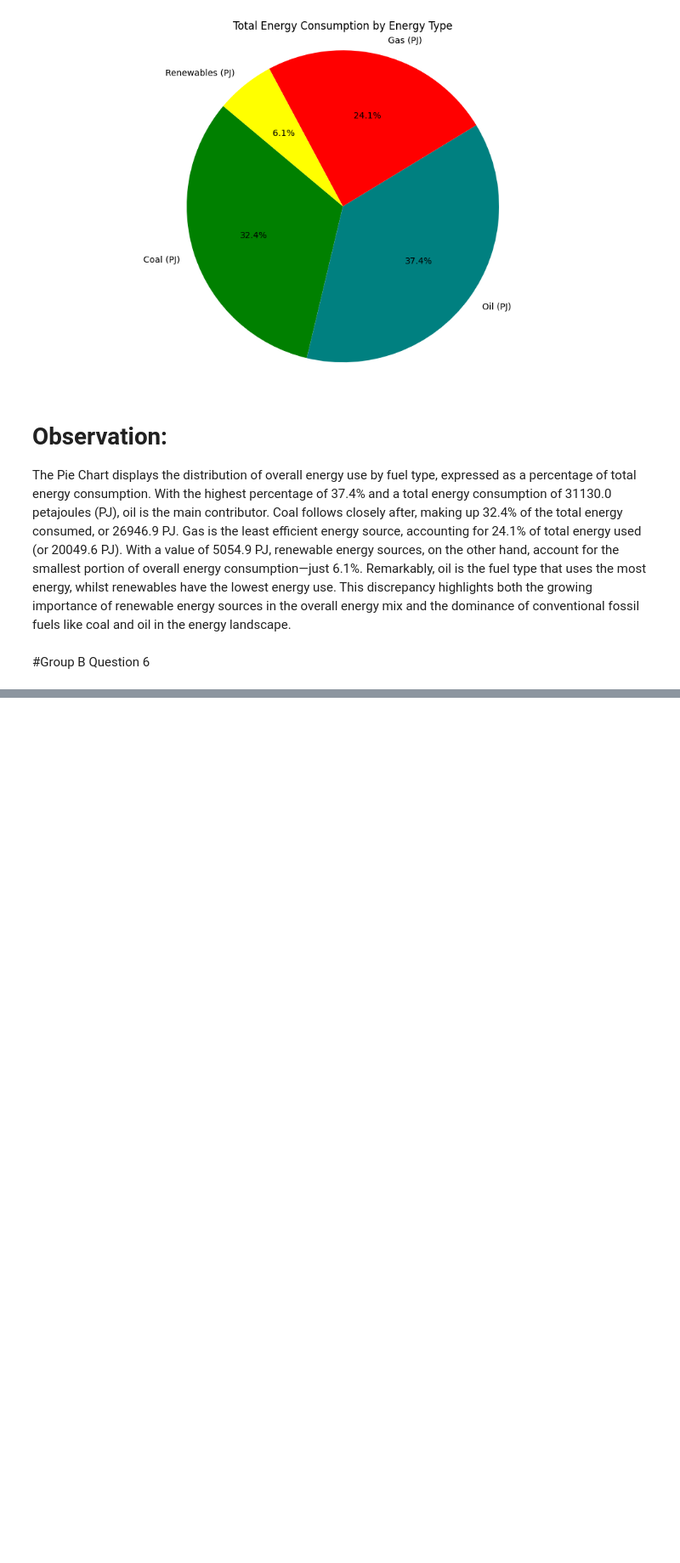
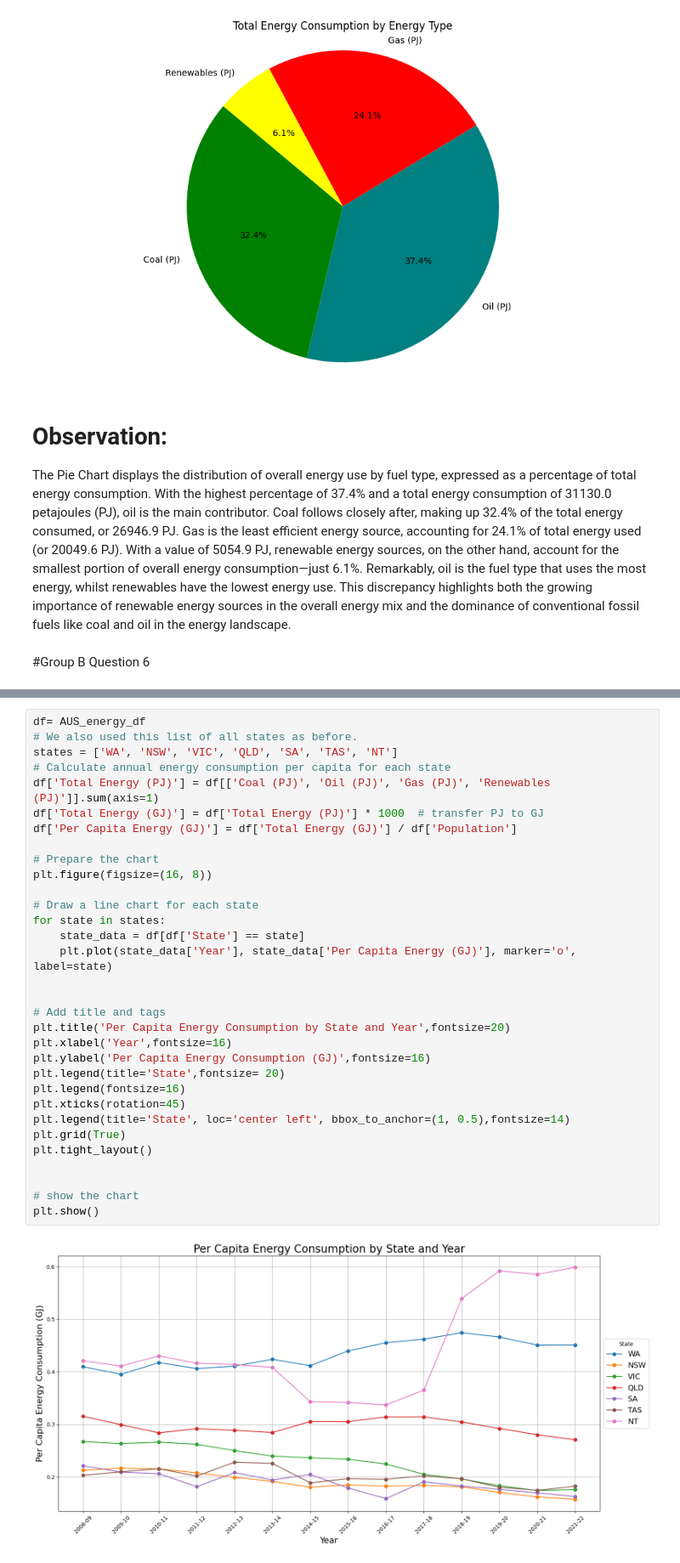
Before and after one commit to DurantZhou/ISYS5002-2024-S1-A2, a Jupyter notebook: Business_Report_Group_2_.ipynb, the cells around one changed output, grey strips where cells are left out. Shown at 85% size. Cells and saved outputs as stored; diff of their text form; blank space fills up the shorter version.

```diff
--- a/Business_Report_Group_2_.ipynb
+++ b/Business_Report_Group_2_.ipynb
@@ -462,0 +505,34 @@ The Pie Chart displays the distribution of overall energy use by fuel type, expr
+# %%
+df= AUS_energy_df
+# We also used this list of all states as before.
+states = ['WA', 'NSW', 'VIC', 'QLD', 'SA', 'TAS', 'NT']
+# Calculate annual energy consumption per capita for each state
+df['Total Energy (PJ)'] = df[['Coal (PJ)', 'Oil (PJ)', 'Gas (PJ)', 'Renewables (PJ)']].sum(axis=1)
+df['Total Energy (GJ)'] = df['Total Energy (PJ)'] * 1000  # transfer PJ to GJ
+df['Per Capita Energy (GJ)'] = df['Total Energy (GJ)'] / df['Population']
+
+# Prepare the chart
+plt.figure(figsize=(16, 8))
+
+# Draw a line chart for each state
+for state in states:
+    state_data = df[df['State'] == state]
+    plt.plot(state_data['Year'], state_data['Per Capita Energy (GJ)'], marker='o', label=state)
+
+
+# Add title and tags
+plt.title('Per Capita Energy Consumption by State and Year',fontsize=20)
+plt.xlabel('Year',fontsize=16)
+plt.ylabel('Per Capita Energy Consumption (GJ)',fontsize=16)
+plt.legend(title='State',fontsize= 20)
+plt.legend(fontsize=16)
+plt.xticks(rotation=45)
+plt.legend(title='State', loc='center left', bbox_to_anchor=(1, 0.5),fontsize=14)
+plt.grid(True)
+plt.tight_layout()
+
+
+# show the chart
+plt.show()
+# %% [output]
+[figure, added]
```
Also changed, not shown: parts of 6 cells of this notebook.
